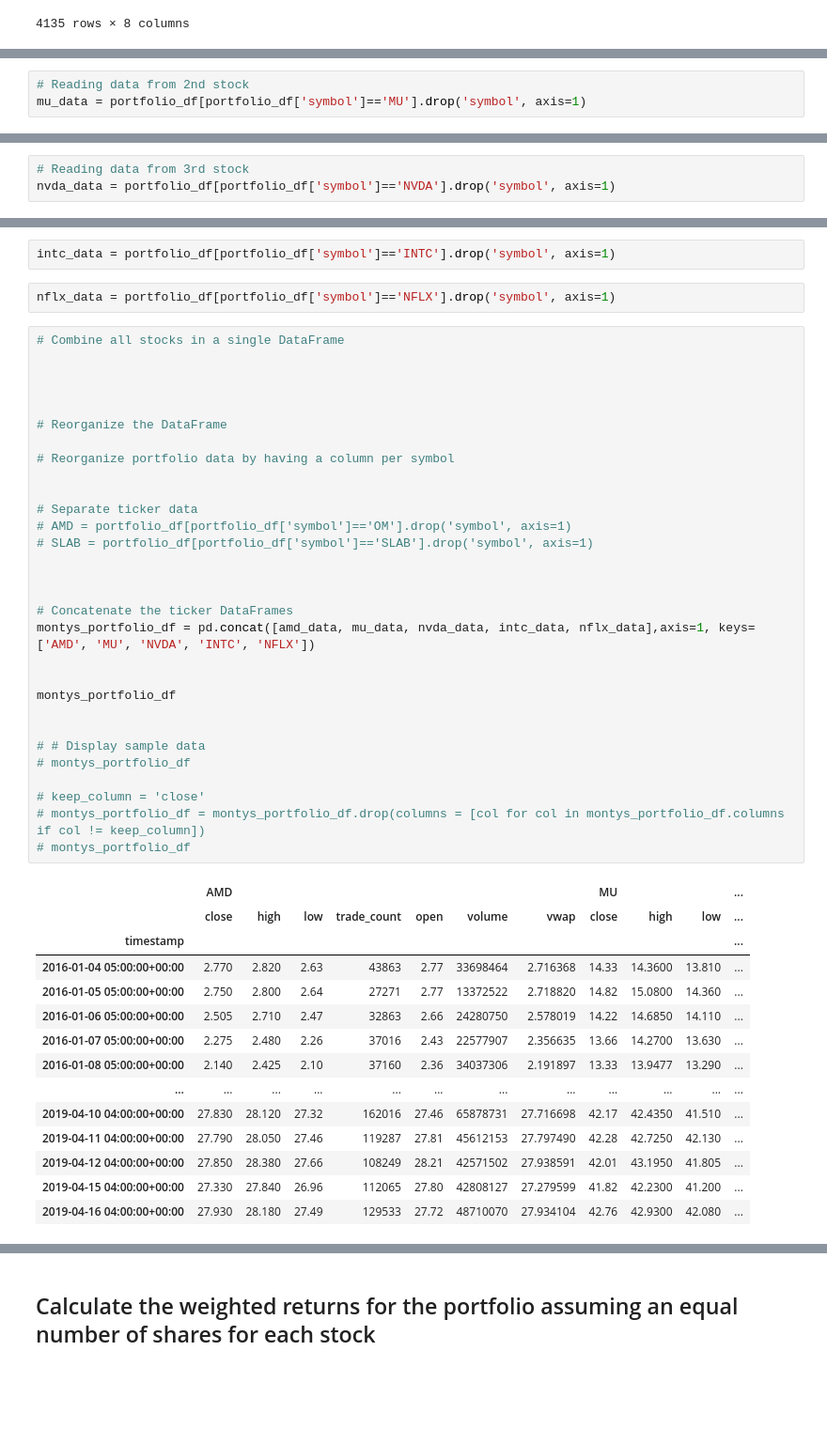
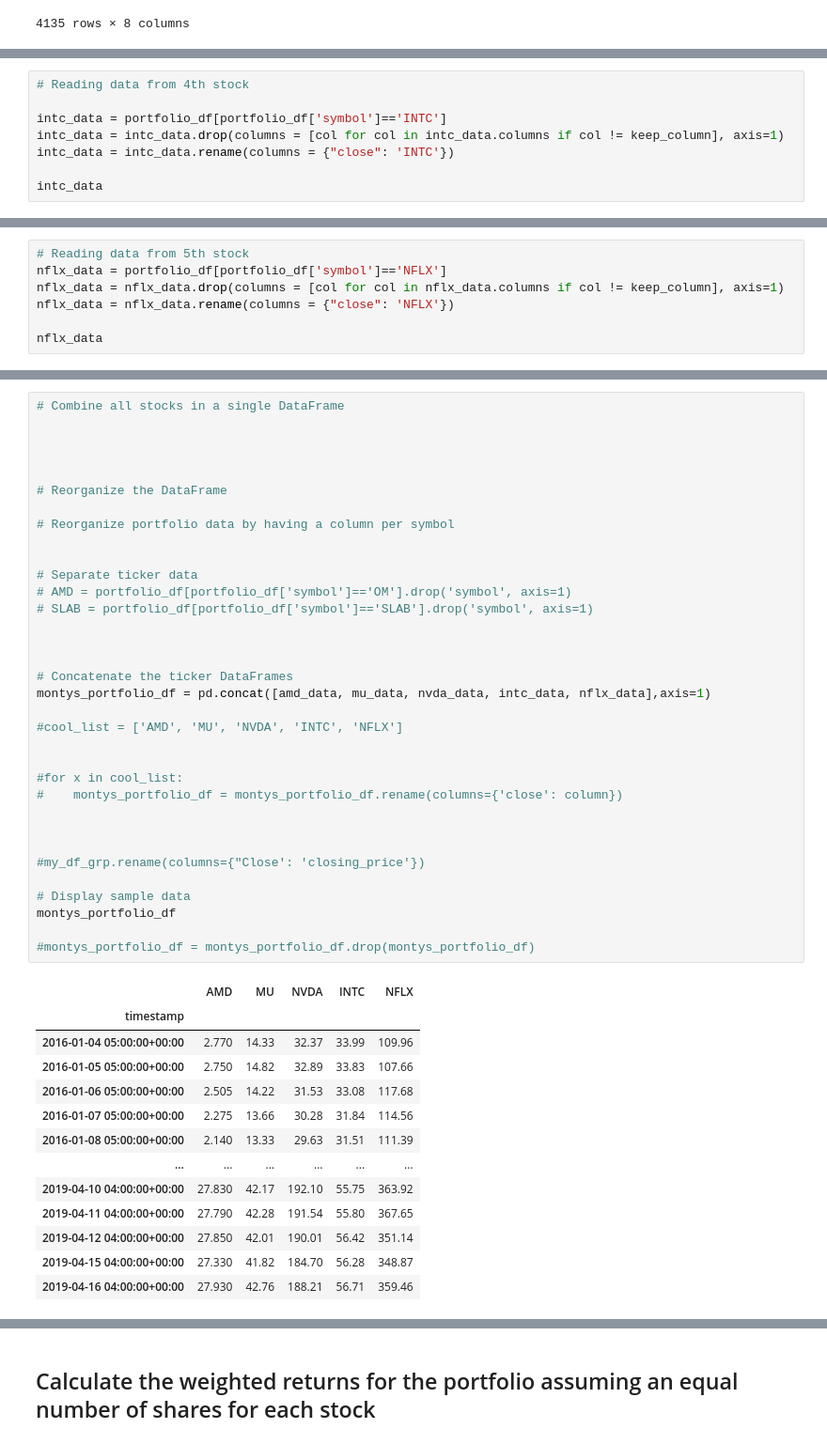
Before and after one commit to MontgomeryG/python-homework, a Jupyter notebook: Starter_Code 2/whale_analysis.ipynb, the cells around one changed output, grey strips where cells are left out. Shown at 94% size. Drawn from its saved outputs; the diff is of its cells as text; blank space fills up the shorter version.

```diff
--- a/Starter_Code 2/whale_analysis.ipynb
+++ b/Starter_Code 2/whale_analysis.ipynb
@@ -654,3 +719,8 @@ amd_data = portfolio_df[portfolio_df['symbol']=='AMD'].drop(columns='symbol', ax
 # %%
-# Reading data from 2nd stock
-mu_data = portfolio_df[portfolio_df['symbol']=='MU'].drop('symbol', axis=1)
+# Reading data from 4th stock
+
+intc_data = portfolio_df[portfolio_df['symbol']=='INTC']
+intc_data = intc_data.drop(columns = [col for col in intc_data.columns if col != keep_column], axis=1)
+intc_data = intc_data.rename(columns = {"close": 'INTC'})
+
+intc_data
@@ -657,3 +742,7 @@ mu_data = portfolio_df[portfolio_df['symbol']=='MU'].drop('symbol', axis=1)
 # %%
-# Reading data from 3rd stock
-nvda_data = portfolio_df[portfolio_df['symbol']=='NVDA'].drop('symbol', axis=1)
+# Reading data from 5th stock
+nflx_data = portfolio_df[portfolio_df['symbol']=='NFLX']
+nflx_data = nflx_data.drop(columns = [col for col in nflx_data.columns if col != keep_column], axis=1)
+nflx_data = nflx_data.rename(columns = {"close": 'NFLX'})
+
+nflx_data
@@ -660,49 +764,48 @@ nvda_data = portfolio_df[portfolio_df['symbol']=='NVDA'].drop('symbol', axis=1)
-# %%
-intc_data = portfolio_df[portfolio_df['symbol']=='INTC'].drop('symbol', axis=1)
-# %%
-nflx_data = portfolio_df[portfolio_df['symbol']=='NFLX'].drop('symbol', axis=1)
 # %%
 # Combine all stocks in a single DataFrame
 
 
 
 
 # Reorganize the DataFrame
 
 # Reorganize portfolio data by having a column per symbol
 
 
 # Separate ticker data
 # AMD = portfolio_df[portfolio_df['symbol']=='OM'].drop('symbol', axis=1)
 # SLAB = portfolio_df[portfolio_df['symbol']=='SLAB'].drop('symbol', axis=1)
 
 
 
 # Concatenate the ticker DataFrames
-montys_portfolio_df = pd.concat([amd_data, mu_data, nvda_data, intc_data, nflx_data],axis=1, keys=['AMD', 'MU', 'NVDA', 'INTC', 'NFLX'])
+montys_portfolio_df = pd.concat([amd_data, mu_data, nvda_data, intc_data, nflx_data],axis=1)
+
+#cool_list = ['AMD', 'MU', 'NVDA', 'INTC', 'NFLX']
 
 
+#for x in cool_list:
+#    montys_portfolio_df = montys_portfolio_df.rename(columns={'close': column})
+
+
+
+#my_df_grp.rename(columns={"Close': 'closing_price'})
+
+# Display sample data
 montys_portfolio_df
 
-
-# # Display sample data
-# montys_portfolio_df
-
-# keep_column = 'close'
-# montys_portfolio_df = montys_portfolio_df.drop(columns = [col for col in montys_portfolio_df.columns if col != keep_column])
-# montys_portfolio_df
+#montys_portfolio_df = montys_portfolio_df.drop(montys_portfolio_df)
 # %% [output]
-|  | AMD |  |  |  |  |  |  | MU |  |  | ... |
-|  | close | high | low | trade_count | open | volume | vwap | close | high | low | ... |
-| timestamp |  |  |  |  |  |  |  |  |  |  | ... |
-| 2016-01-04 05:00:00+00:00 | 2.770 | 2.820 | 2.63 | 43863 | 2.77 | 33698464 | 2.716368 | 14.33 | 14.3600 | 13.810 | ... |
-| 2016-01-05 05:00:00+00:00 | 2.750 | 2.800 | 2.64 | 27271 | 2.77 | 13372522 | 2.718820 | 14.82 | 15.0800 | 14.360 | ... |
-| 2016-01-06 05:00:00+00:00 | 2.505 | 2.710 | 2.47 | 32863 | 2.66 | 24280750 | 2.578019 | 14.22 | 14.6850 | 14.110 | ... |
-| 2016-01-07 05:00:00+00:00 | 2.275 | 2.480 | 2.26 | 37016 | 2.43 | 22577907 | 2.356635 | 13.66 | 14.2700 | 13.630 | ... |
-| 2016-01-08 05:00:00+00:00 | 2.140 | 2.425 | 2.10 | 37160 | 2.36 | 34037306 | 2.191897 | 13.33 | 13.9477 | 13.290 | ... |
-| ... | ... | ... | ... | ... | ... | ... | ... | ... | ... | ... | ... |
-| 2019-04-10 04:00:00+00:00 | 27.830 | 28.120 | 27.32 | 162016 | 27.46 | 65878731 | 27.716698 | 42.17 | 42.4350 | 41.510 | ... |
-| 2019-04-11 04:00:00+00:00 | 27.790 | 28.050 | 27.46 | 119287 | 27.81 | 45612153 | 27.797490 | 42.28 | 42.7250 | 42.130 | ... |
-| 2019-04-12 04:00:00+00:00 | 27.850 | 28.380 | 27.66 | 108249 | 28.21 | 42571502 | 27.938591 | 42.01 | 43.1950 | 41.805 | ... |
-| 2019-04-15 04:00:00+00:00 | 27.330 | 27.840 | 26.96 | 112065 | 27.80 | 42808127 | 27.279599 | 41.82 | 42.2300 | 41.200 | ... |
-| 2019-04-16 04:00:00+00:00 | 27.930 | 28.180 | 27.49 | 129533 | 27.72 | 48710070 | 27.934104 | 42.76 | 42.9300 | 42.080 | ... |
+|  | AMD | MU | NVDA | INTC | NFLX |
+| timestamp |  |  |  |  |  |
+| 2016-01-04 05:00:00+00:00 | 2.770 | 14.33 | 32.37 | 33.99 | 109.96 |
+| 2016-01-05 05:00:00+00:00 | 2.750 | 14.82 | 32.89 | 33.83 | 107.66 |
+| 2016-01-06 05:00:00+00:00 | 2.505 | 14.22 | 31.53 | 33.08 | 117.68 |
+| 2016-01-07 05:00:00+00:00 | 2.275 | 13.66 | 30.28 | 31.84 | 114.56 |
+| 2016-01-08 05:00:00+00:00 | 2.140 | 13.33 | 29.63 | 31.51 | 111.39 |
+| ... | ... | ... | ... | ... | ... |
+| 2019-04-10 04:00:00+00:00 | 27.830 | 42.17 | 192.10 | 55.75 | 363.92 |
+| 2019-04-11 04:00:00+00:00 | 27.790 | 42.28 | 191.54 | 55.80 | 367.65 |
+| 2019-04-12 04:00:00+00:00 | 27.850 | 42.01 | 190.01 | 56.42 | 351.14 |
+| 2019-04-15 04:00:00+00:00 | 27.330 | 41.82 | 184.70 | 56.28 | 348.87 |
+| 2019-04-16 04:00:00+00:00 | 27.930 | 42.76 | 188.21 | 56.71 | 359.46 |
```
Also changed, not shown: parts of 16 cells of this notebook.
